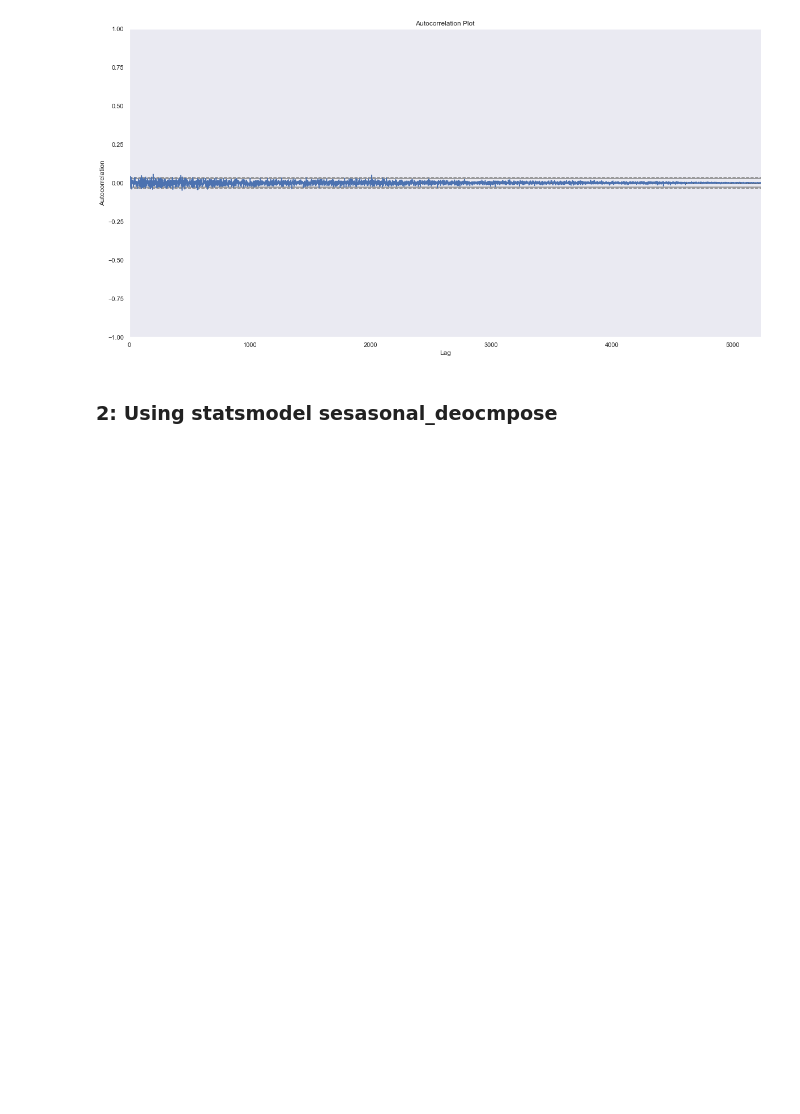
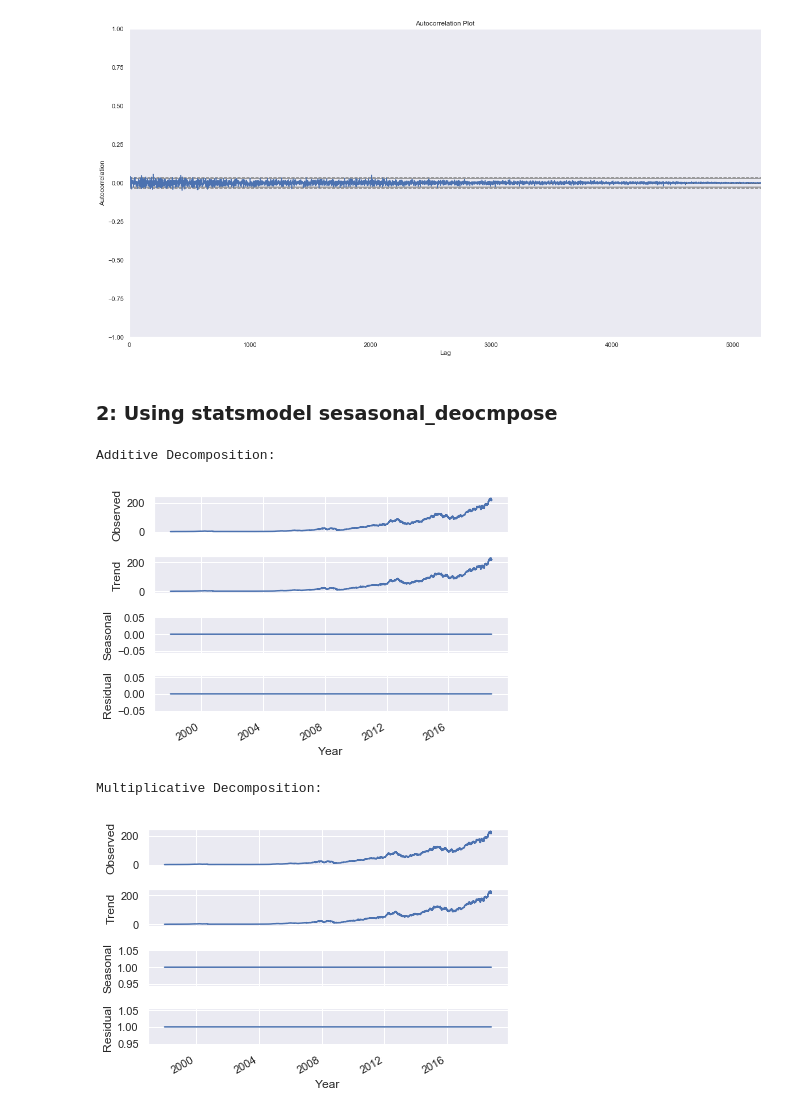
Before and after one commit to Keshav97/Final-Project, a Jupyter notebook: Preprocessing/Preprocessing.ipynb, the cells around one changed output. Saved outputs shown, nothing was run; the diff lists cells and outputs as text; code cells hidden in the pictures; blank space fills up the shorter version.

Commit message:
Added Statsmodel Seasonal Decompose
This is a very basic trend and seasonal decomposition, will need to
look into other decomposition methods

```diff
--- a/Preprocessing/Preprocessing.ipynb
+++ b/Preprocessing/Preprocessing.ipynb
@@ -155,3 +124,26 @@ plt.title('Autocorrelation Plot');
 [figure]
 # %% [markdown]
 ### 2: Using statsmodel sesasonal_deocmpose
+# %%
+df = stocks
+decomposition_param = 'adj_close'
+# df = scaled_stock_returns
+# decomposition_param = 'returns'
+# %%
+# Uses statsmodel sesasonal_deocmpose to plot the
+# trend, seasonality and residue of the dataframe
+def series_decomposition(df, param, model):
+    result = seasonal_decompose(df[param], model=model, freq=1)
+    result.plot()
+    plt.xlabel('Year');
+    plt.show()
+
+print('Additive Decomposition:')
+series_decomposition(df, decomposition_param, 'additive');
+print('Multiplicative Decomposition:')
+series_decomposition(df, decomposition_param, 'multiplicative');
+# %% [output]
+Additive Decomposition:
+[figure, added]
+Multiplicative Decomposition:
+[figure, added]
```
Also changed, not shown: parts of 1 cell of this notebook.
